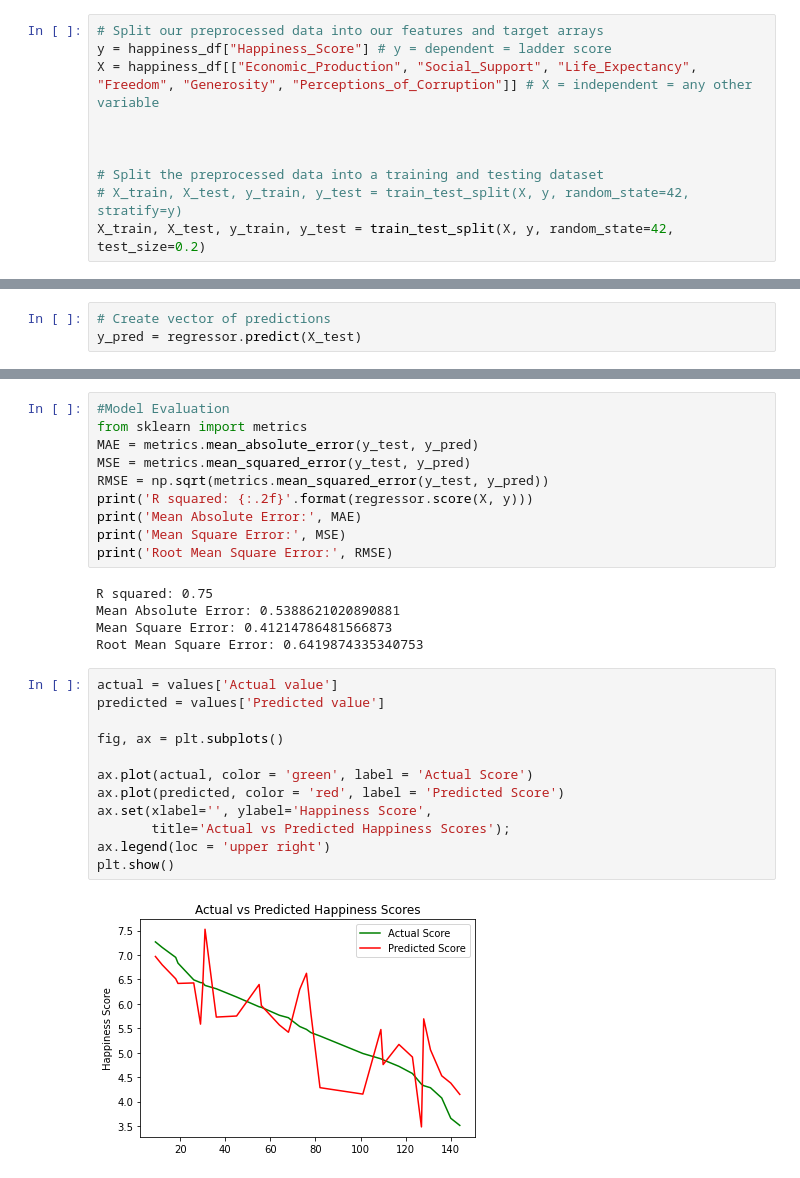
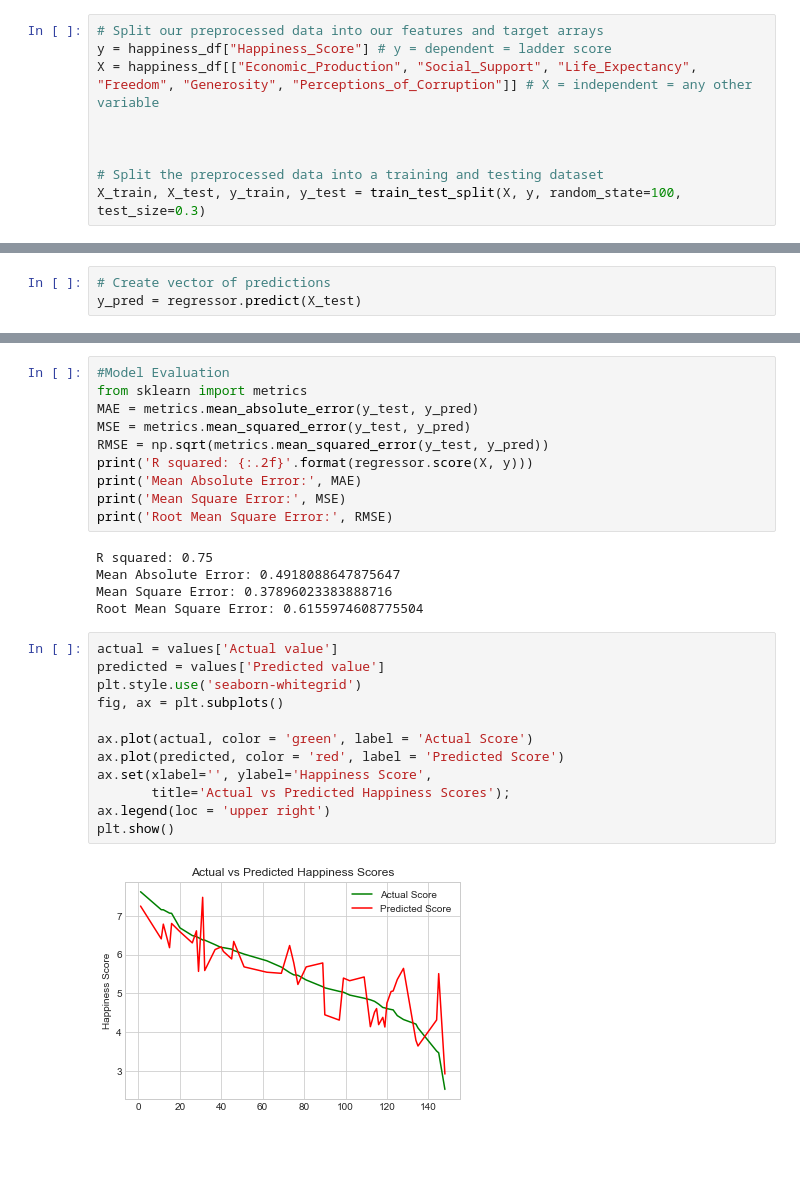
Before and after one commit to Wavelydavely/World_Happiness_Report, a Jupyter notebook: s2model.ipynb, the cells around one changed output, grey strips where cells are left out. Saved outputs shown, nothing was run; the diff lists cells and outputs as text; blank space fills up the shorter version.

```diff
--- a/s2model.ipynb
+++ b/s2model.ipynb
@@ -35,8 +35,7 @@ X = happiness_df[["Economic_Production", "Social_Support", "Life_Expectancy", "F
 
 
 # Split the preprocessed data into a training and testing dataset
-# X_train, X_test, y_train, y_test = train_test_split(X, y, random_state=42, stratify=y)
-X_train, X_test, y_train, y_test = train_test_split(X, y, random_state=42, test_size=0.2)
+X_train, X_test, y_train, y_test = train_test_split(X, y, random_state=100, test_size=0.3)
 # %%
 # Create a StandardScaler instances
 scaler = StandardScaler()
@@ -113,20 +115,20 @@ print('Mean Square Error:', MSE)
 print('Root Mean Square Error:', RMSE)
 # %% [output]
 R squared: 0.75
-Mean Absolute Error: 0.5388621020890881
-Mean Square Error: 0.41214786481566873
-Root Mean Square Error: 0.6419874335340753
+Mean Absolute Error: 0.4918088647875647
+Mean Square Error: 0.37896023383888716
+Root Mean Square Error: 0.6155974608775504
 # %%
 actual = values['Actual value']
 predicted = values['Predicted value']
-
+plt.style.use('seaborn-whitegrid')
 fig, ax = plt.subplots()
 
 ax.plot(actual, color = 'green', label = 'Actual Score')
 ax.plot(predicted, color = 'red', label = 'Predicted Score')
 ax.set(xlabel='', ylabel='Happiness Score',
        title='Actual vs Predicted Happiness Scores');
 ax.legend(loc = 'upper right')
 plt.show()
 # %% [output]
-[figure, old version]
+[figure, new version]
```
Also changed, not shown: parts of 13 cells of this notebook.
